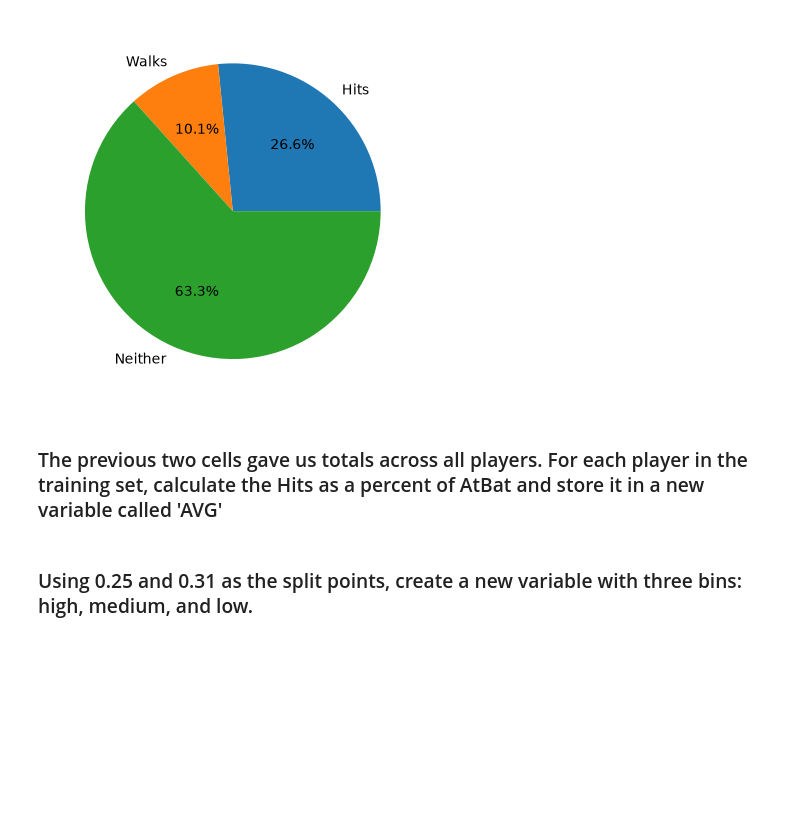
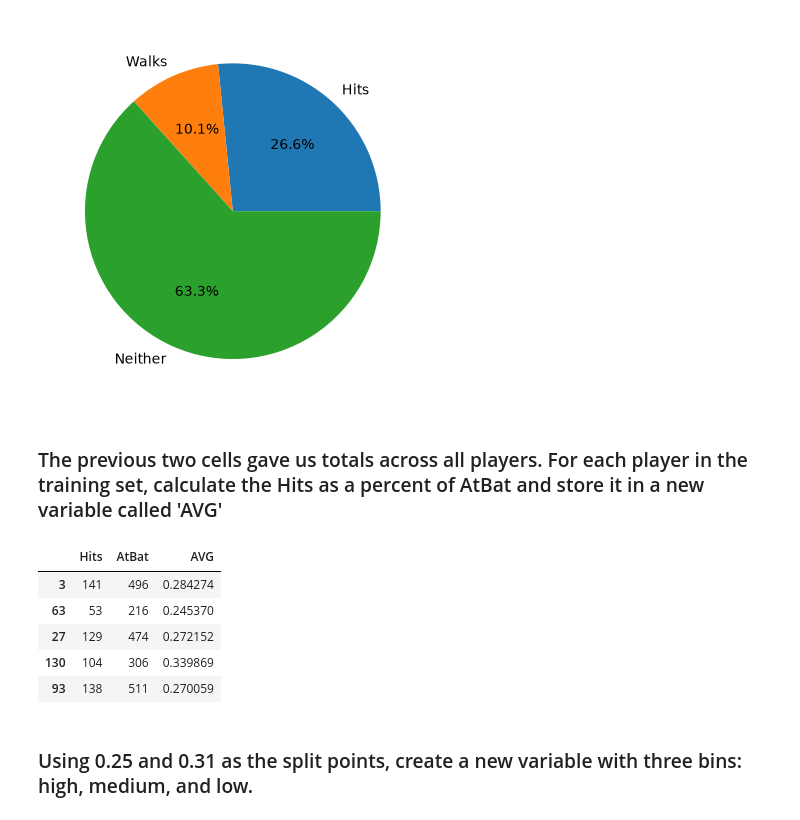
Before and after one commit to ziyad-abbach/code_2600, a Jupyter notebook: mod03_eda.ipynb, the cells around one changed output. Cells and saved outputs as stored; diff of their text form; code cells hidden in the pictures; blank space fills up the shorter version.

```diff
--- a/mod03_eda.ipynb
+++ b/mod03_eda.ipynb
@@ -190,6 +188,14 @@ plt.show()
 ### The previous two cells gave us totals across all players. For each player in the training set, calculate the Hits as a percent of AtBat and store it in a new variable called 'AVG'
 # %%
 Train['AVG'] = Train['Hits'] / Train['AtBat']
+Train[['Hits', 'AtBat', 'AVG']].head()
+# %% [output]
+|  | Hits | AtBat | AVG |
+| 3 | 141 | 496 | 0.284274 |
+| 63 | 53 | 216 | 0.245370 |
+| 27 | 129 | 474 | 0.272152 |
+| 130 | 104 | 306 | 0.339869 |
+| 93 | 138 | 511 | 0.270059 |
 # %% [markdown]
 ### Using 0.25 and 0.31 as the split points, create a new variable with three bins: high, medium, and low.
 # %%
```
Also changed, not shown: parts of 2 cells of this notebook.
